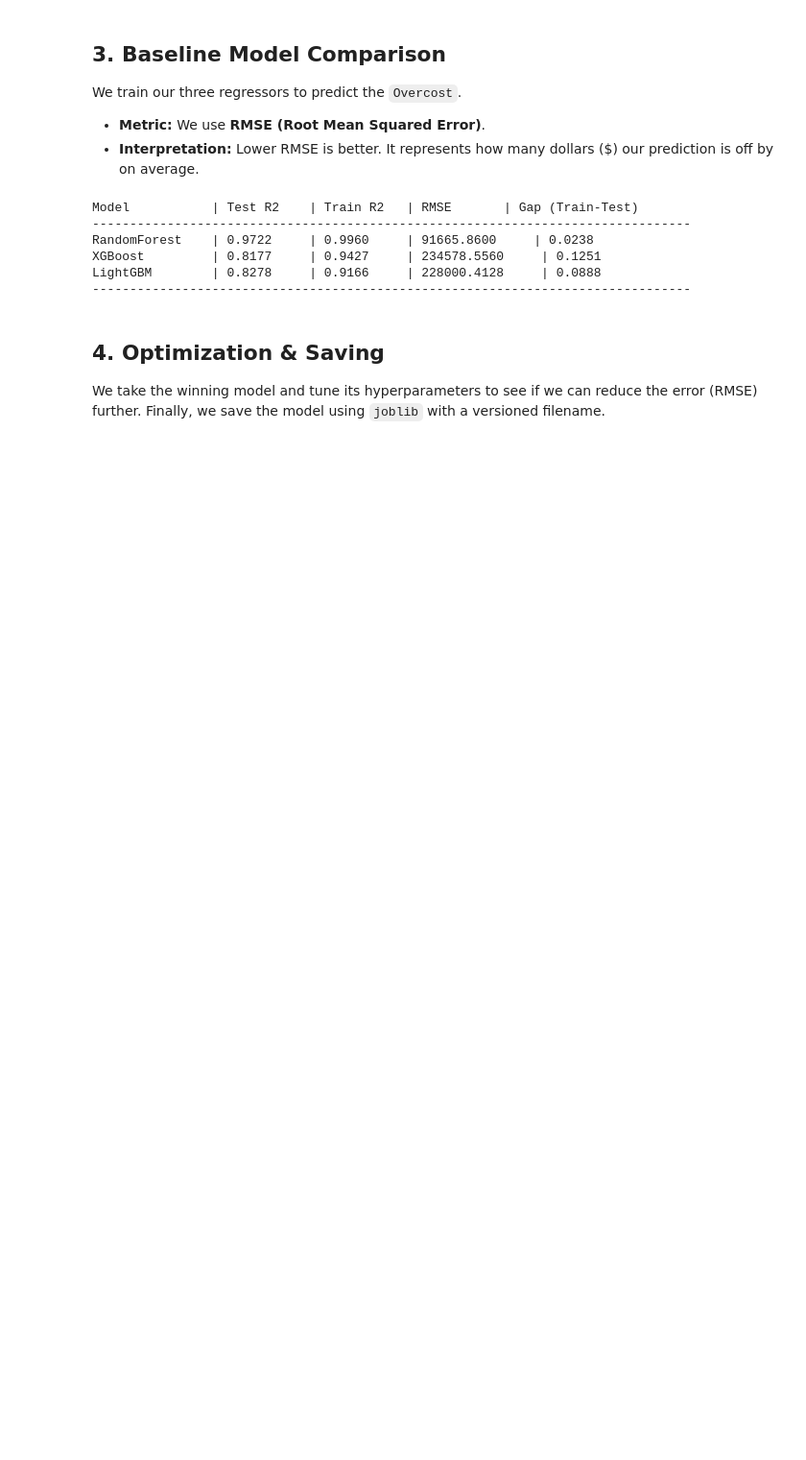
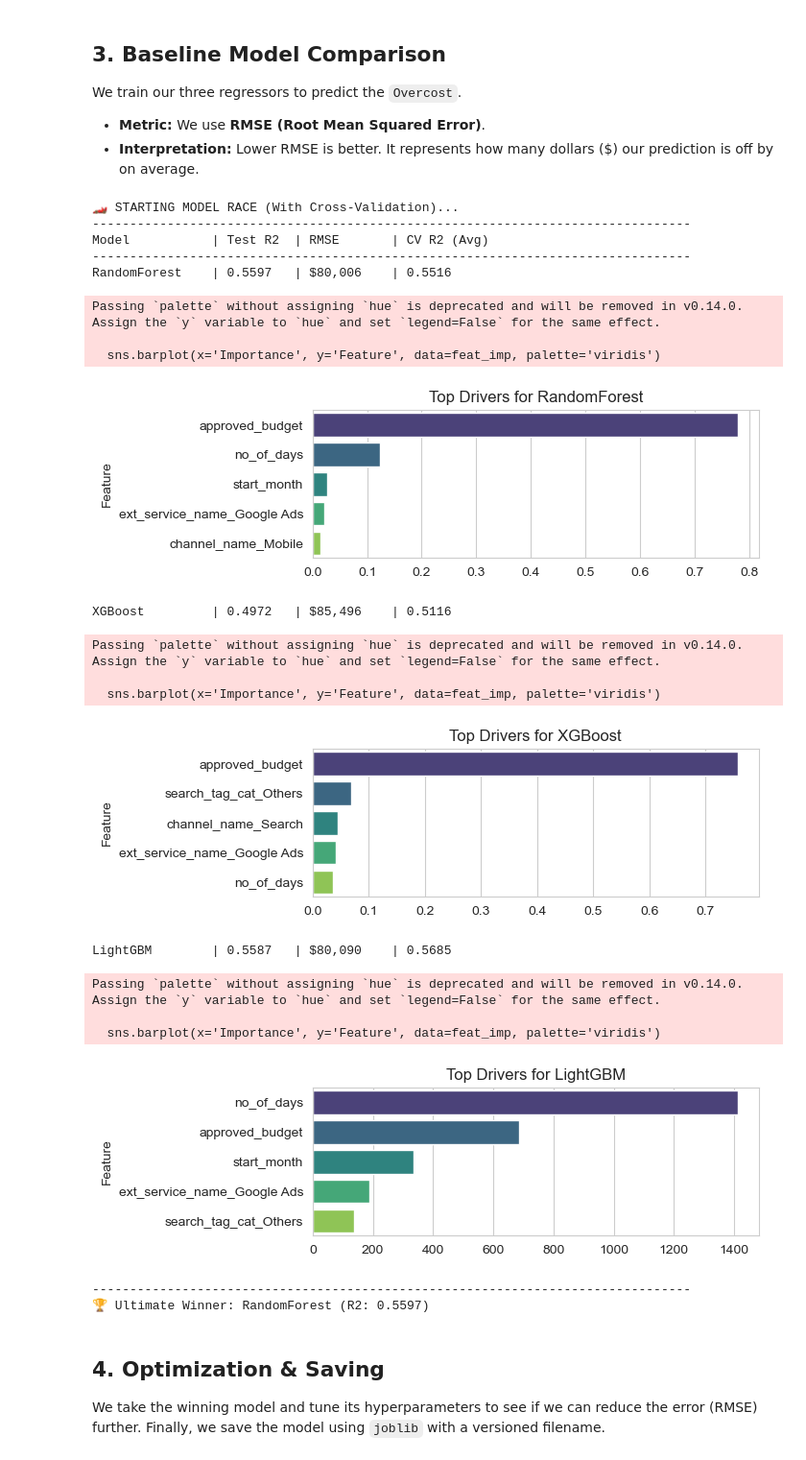
Before and after one commit to 1220823/Viralytics-Desafio-2, a Jupyter notebook: src/train_market_model.ipynb, the cells around one changed output. Shown at 96% size. Drawn from its saved outputs; the diff is of its cells as text; code cells hidden in the pictures; blank space fills up the shorter version.

```diff
--- a/src/train_market_model.ipynb
+++ b/src/train_market_model.ipynb
@@ -118,39 +110,82 @@ We train our three regressors to predict the `Overcost`.
 * **Metric:** We use **RMSE (Root Mean Squared Error)**.
 * **Interpretation:** Lower RMSE is better. It represents how many dollars ($) our prediction is off by on average.
 # %%
-X_train, X_test, y_train, y_test = train_test_split(X, y, test_size=0.2, random_state=42)
-
+# Define Models
 models = {
-    'RandomForest': RandomForestRegressor(random_state=42),
-    'XGBoost': XGBRegressor(random_state=42, objective='reg:squarederror'),
-    'LightGBM': LGBMRegressor(random_state=42, verbose=-1)
+    'RandomForest': RandomForestRegressor(n_estimators=50, max_depth=10, n_jobs=-1, random_state=42),
+    'XGBoost': XGBRegressor(n_estimators=100, learning_rate=0.1, n_jobs=-1, random_state=42),
+    'LightGBM': LGBMRegressor(n_estimators=100, learning_rate=0.1, n_jobs=-1, random_state=42, verbose=-1)
 }
 
-print(f"{'Model':<15} | {'Test R2':<10} | {'Train R2':<10} | {'RMSE':<10} | {'Gap (Train-Test)'}")
+print("\n🏎️ STARTING MODEL RACE (With Cross-Validation)...")
+print("-" * 80)
+print(f"{'Model':<15} | {'Test R2':<8} | {'RMSE':<10} | {'CV R2 (Avg)':<12}")
 print("-" * 80)
 
+best_score = -np.inf
+best_model = None
+best_name = ""
+
 for name, model in models.items():
-    model.fit(X_train, y_train)
+    # A. Train
+    model.fit(X_train_sel, y_train)
 
-    y_pred_test = model.predict(X_test)
-    y_pred_train = model.predict(X_train)
+    # B. Predict
+    y_pred = model.predict(X_test_sel)
 
-    r2_test = r2_score(y_test, y_pred_test)
-    r2_train = r2_score(y_train, y_pred_train)
-    rmse = np.sqrt(mean_squared_error(y_test, y_pred_test))
+    # C. Metrics
+    r2 = r2_score(y_test, y_pred)
+    rmse = np.sqrt(mean_squared_error(y_test, y_pred))
 
-    gap = r2_train - r2_test
+    # D. Cross Validation
+    cv_scores = cross_val_score(model, X_train_sel, y_train, cv=3, scoring='r2')
+    cv_avg = cv_scores.mean()
 
-    print(f"{name:<15} | {r2_test:.4f}     | {r2_train:.4f}     | {rmse:.4f}     | {gap:.4f}")
+    print(f"{name:<15} | {r2:.4f}   | ${rmse:,.0f}    | {cv_avg:.4f}")
+
+    # E. Feature Importance Plot
+    if hasattr(model, 'feature_importances_'):
+        feat_imp = pd.DataFrame({
+            'Feature': selected_features,
+            'Importance': model.feature_importances_
+        }).sort_values(by='Importance', ascending=False).head(5)
+
+        plt.figure(figsize=(6, 2))
+        sns.barplot(x='Importance', y='Feature', data=feat_imp, palette='viridis')
+        plt.title(f"Top Drivers for {name}")
+        plt.xlabel('')
+        plt.show()
+
+    # Save Winner
+    if r2 > best_score:
+        best_score = r2
+        best_model = model
+        best_name = name
 
 print("-" * 80)
+print(f"🏆 Ultimate Winner: {best_name} (R2: {best_score:.4f})")
 # %% [output]
-Model           | Test R2    | Train R2   | RMSE       | Gap (Train-Test)
+🏎️ STARTING MODEL RACE (With Cross-Validation)...
 --------------------------------------------------------------------------------
-RandomForest    | 0.9722     | 0.9960     | 91665.8600     | 0.0238
-XGBoost         | 0.8177     | 0.9427     | 234578.5560     | 0.1251
-LightGBM        | 0.8278     | 0.9166     | 228000.4128     | 0.0888
+Model           | Test R2  | RMSE       | CV R2 (Avg)
 --------------------------------------------------------------------------------
+RandomForest    | 0.5597   | $80,006    | 0.5516
+Passing `palette` without assigning `hue` is deprecated and will be removed in v0.14.0. Assign the `y` variable to `hue` and set `legend=False` for the same effect.
+
+  sns.barplot(x='Importance', y='Feature', data=feat_imp, palette='viridis')
+[figure, added]
+XGBoost         | 0.4972   | $85,496    | 0.5116
+Passing `palette` without assigning `hue` is deprecated and will be removed in v0.14.0. Assign the `y` variable to `hue` and set `legend=False` for the same effect.
+
+  sns.barplot(x='Importance', y='Feature', data=feat_imp, palette='viridis')
+[figure, added]
+LightGBM        | 0.5587   | $80,090    | 0.5685
+Passing `palette` without assigning `hue` is deprecated and will be removed in v0.14.0. Assign the `y` variable to `hue` and set `legend=False` for the same effect.
+
+  sns.barplot(x='Importance', y='Feature', data=feat_imp, palette='viridis')
+[figure, added]
+--------------------------------------------------------------------------------
+🏆 Ultimate Winner: RandomForest (R2: 0.5597)
 # %% [markdown]
 ## 4. Optimization & Saving
 We take the winning model and tune its hyperparameters to see if we can reduce the error (RMSE) further.
```
Also changed, not shown: parts of 9 cells of this notebook, 3 other files.
